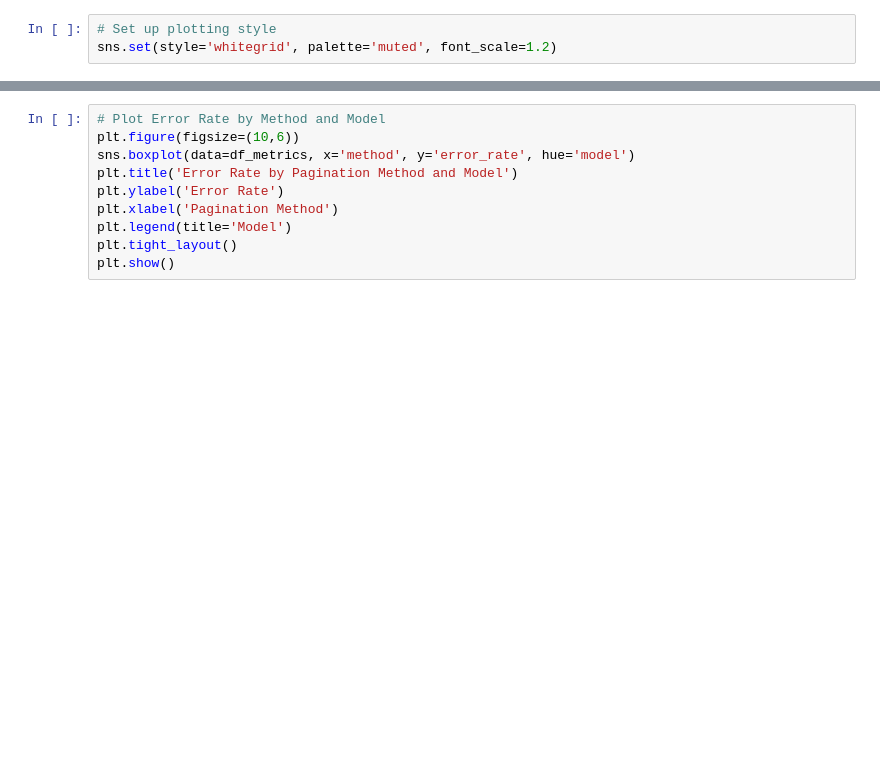
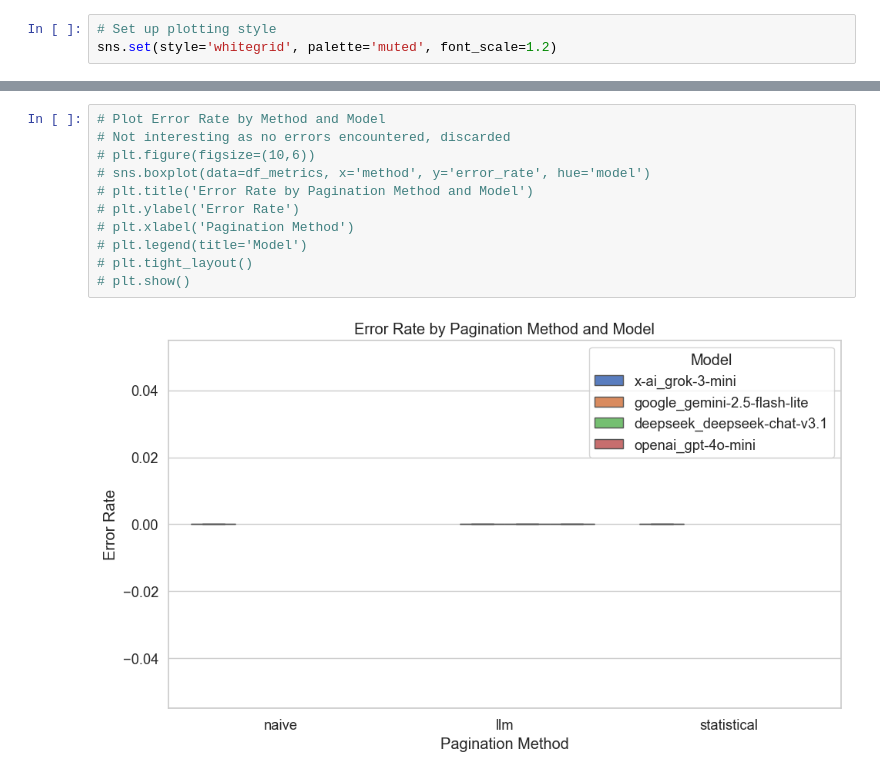
Before and after one commit to fedidat/TablePagination, a Jupyter notebook: 3_AnalyzeMetrics.ipynb, the cells around one changed output, grey strips where cells are left out. Cells and saved outputs as stored; diff of their text form; blank space fills up the shorter version.

```diff
--- a/3_AnalyzeMetrics.ipynb
+++ b/3_AnalyzeMetrics.ipynb
@@ -62,13 +108,16 @@ plt.show()
 # %%
 # Plot Error Rate by Method and Model
-plt.figure(figsize=(10,6))
-sns.boxplot(data=df_metrics, x='method', y='error_rate', hue='model')
-plt.title('Error Rate by Pagination Method and Model')
-plt.ylabel('Error Rate')
-plt.xlabel('Pagination Method')
-plt.legend(title='Model')
-plt.tight_layout()
-plt.show()
+# Not interesting as no errors encountered, discarded
+# plt.figure(figsize=(10,6))
+# sns.boxplot(data=df_metrics, x='method', y='error_rate', hue='model')
+# plt.title('Error Rate by Pagination Method and Model')
+# plt.ylabel('Error Rate')
+# plt.xlabel('Pagination Method')
+# plt.legend(title='Model')
+# plt.tight_layout()
+# plt.show()
+# %% [output]
+[figure, added]
 # %%
 # Plot Average Latency by Method and Model
 plt.figure(figsize=(10,6))
```
Also changed, not shown: parts of 6 cells of this notebook, 2 other files.
